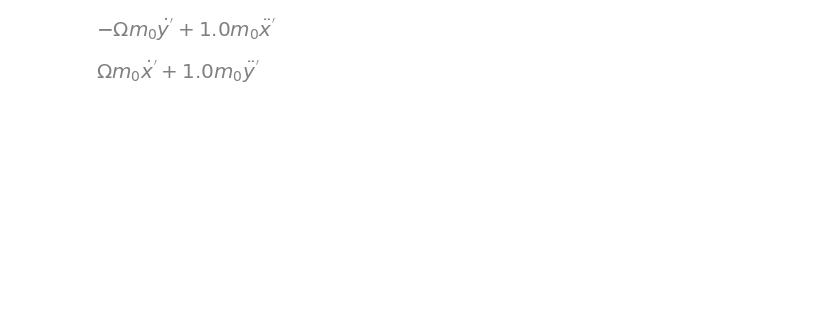
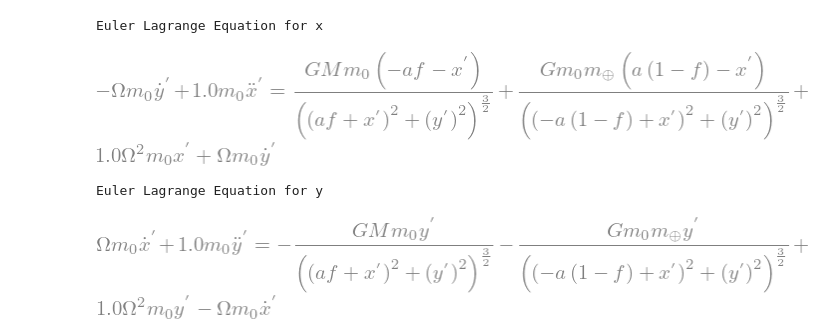
Before and after one commit to kavidey/PHYS111, a Jupyter notebook: computational_project/Stationary_frame_3.ipynb, the cells around one changed output. Saved outputs shown, nothing was run; the diff lists cells and outputs as text; code cells hidden in the pictures; blank space fills up the shorter version.

```diff
--- a/computational_project/Stationary_frame_3.ipynb
+++ b/computational_project/Stationary_frame_3.ipynb
@@ -36,24 +49,26 @@ L
 # %%
 x_derivative = L.diff(x)
 x_dot_derivative = L.diff(x_dot) #same as what Prof Tamayo gets!
 x_dot_second_derivative = x_dot_derivative.diff(t)
 
 # Euler-Lagrange Equation for x
-ELx = Eq(x_derivative- x_dot_second_derivative, 0)
-x_dot_second_derivative
+ELx = Eq(x_dot_second_derivative, x_derivative)
+print("Euler Lagrange Equation for x")
+display(ELx)
+
+y_derivative = L.diff(y)
+y_dot_derivative = L.diff(y_dot) #same as what Prof Tamayo gets!
+y_dot_second_derivative = y_dot_derivative.diff(t)
+
+# Euler-Lagrange Equation for y
+ELy = Eq(y_dot_second_derivative, y_derivative)
+print("Euler Lagrange Equation for y")
+display(ELy)
 # %% [output]
+Euler Lagrange Equation for x
-[figure, old version]
+[figure, new version]
+Euler Lagrange Equation for y
+[figure, added]
-# %%
-y_derivative = L.diff(y)
-y_dot_derivative = L.diff(y_dot) #same as what Prof Tamayo gets!
-y_dot_second_derivative = y_dot_derivative.diff(t)
-
-# Euler-Lagrange Equation for y
-ELy = Eq(y_derivative- y_dot_second_derivative, 0)
-
-y_dot_second_derivative
-# %% [output]
-[figure, removed]
 # %%
 # Isolating x & y double dot
 x_doubledot= solve(ELx, x_dot.diff(t))[0]
```
Also changed, not shown: parts of 24 cells of this notebook.
